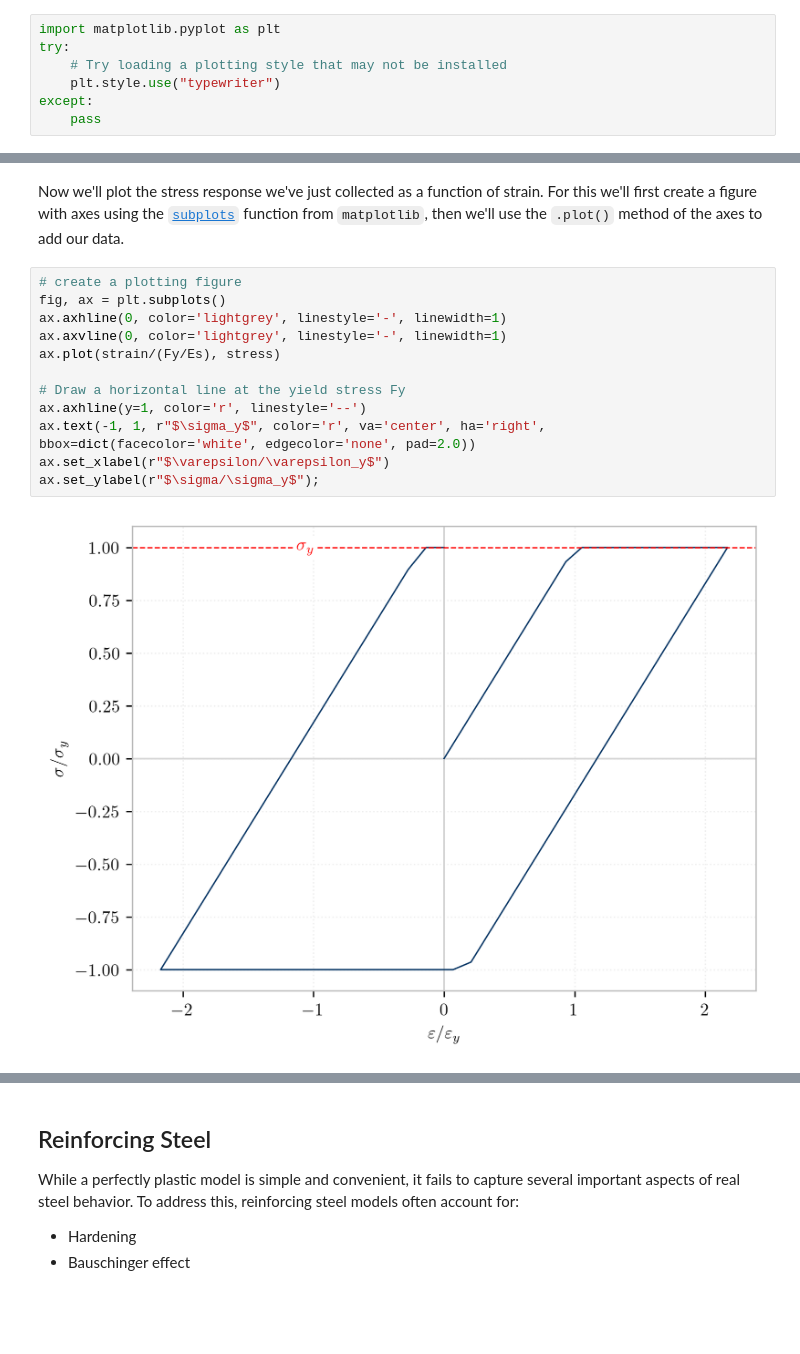
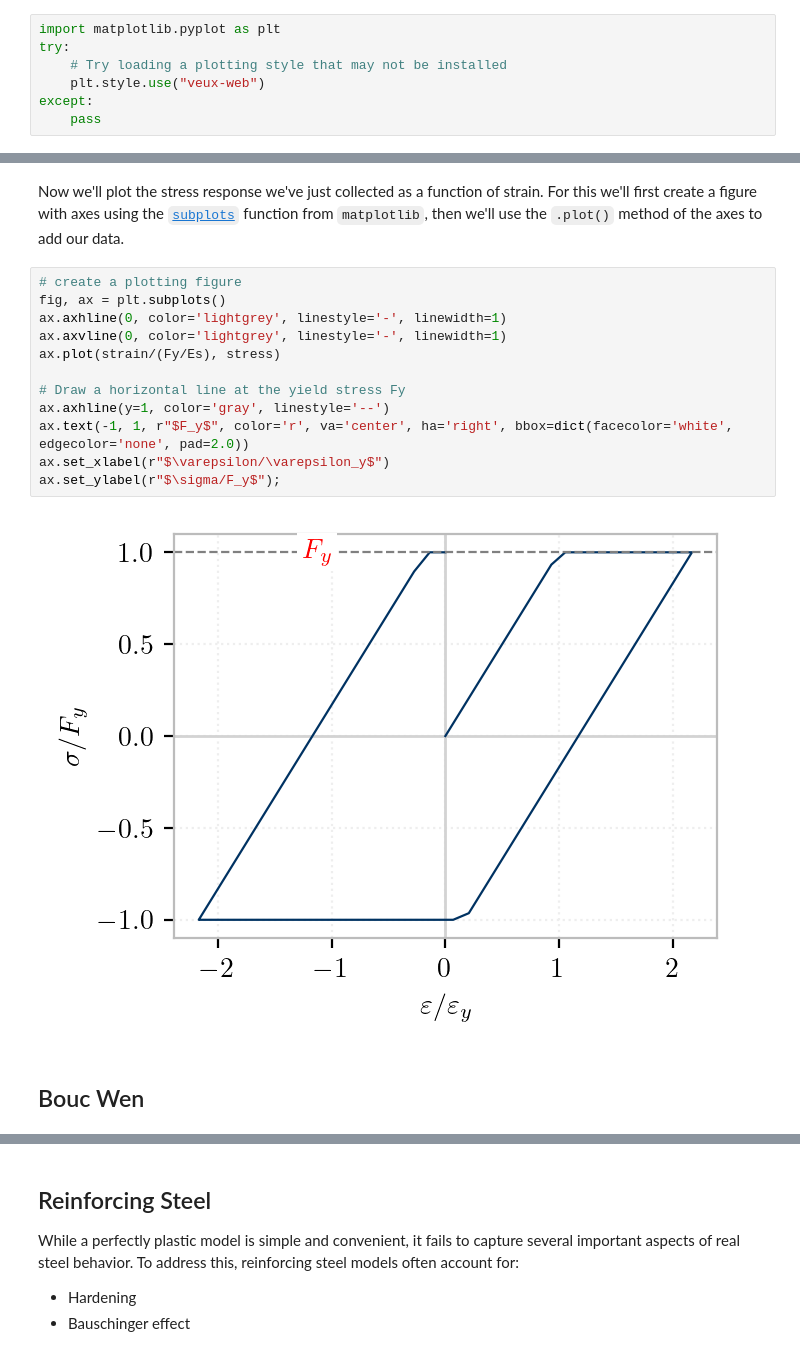
Before and after one commit to wensley-rushing/opensees-gallery, a Jupyter notebook: content/en/examples/Example0/UniaxialMaterials.ipynb, the cells around one changed output, grey strips where cells are left out. Cells and saved outputs as stored; diff of their text form; blank space fills up the shorter version.

```diff
--- a/content/en/examples/Example0/UniaxialMaterials.ipynb
+++ b/content/en/examples/Example0/UniaxialMaterials.ipynb
@@ -16,7 +18,7 @@ We can interact with a uniaxial material using the `getStress` method. This meth
 import matplotlib.pyplot as plt
 try:
     # Try loading a plotting style that may not be installed
-    plt.style.use("typewriter")
+    plt.style.use("veux-web")
 except:
     pass
 # %% [markdown]
@@ -59,14 +61,16 @@ Now we'll plot the stress response we've just collected as a function of strain.
 # %%
 # create a plotting figure
 fig, ax = plt.subplots()
 ax.axhline(0, color='lightgrey', linestyle='-', linewidth=1)
 ax.axvline(0, color='lightgrey', linestyle='-', linewidth=1)
 ax.plot(strain/(Fy/Es), stress)
 
 # Draw a horizontal line at the yield stress Fy
-ax.axhline(y=1, color='r', linestyle='--')
-ax.text(-1, 1, r"$\sigma_y$", color='r', va='center', ha='right', bbox=dict(facecolor='white', edgecolor='none', pad=2.0))
+ax.axhline(y=1, color='gray', linestyle='--')
+ax.text(-1, 1, r"$F_y$", color='r', va='center', ha='right', bbox=dict(facecolor='white', edgecolor='none', pad=2.0))
 ax.set_xlabel(r"$\varepsilon/\varepsilon_y$")
-ax.set_ylabel(r"$\sigma/\sigma_y$");
+ax.set_ylabel(r"$\sigma/F_y$");
 # %% [output]
-[figure, old version]
+[figure, new version]
+# %% [markdown]
+## Bouc Wen
```
Also changed, not shown: parts of 10 cells of this notebook.
